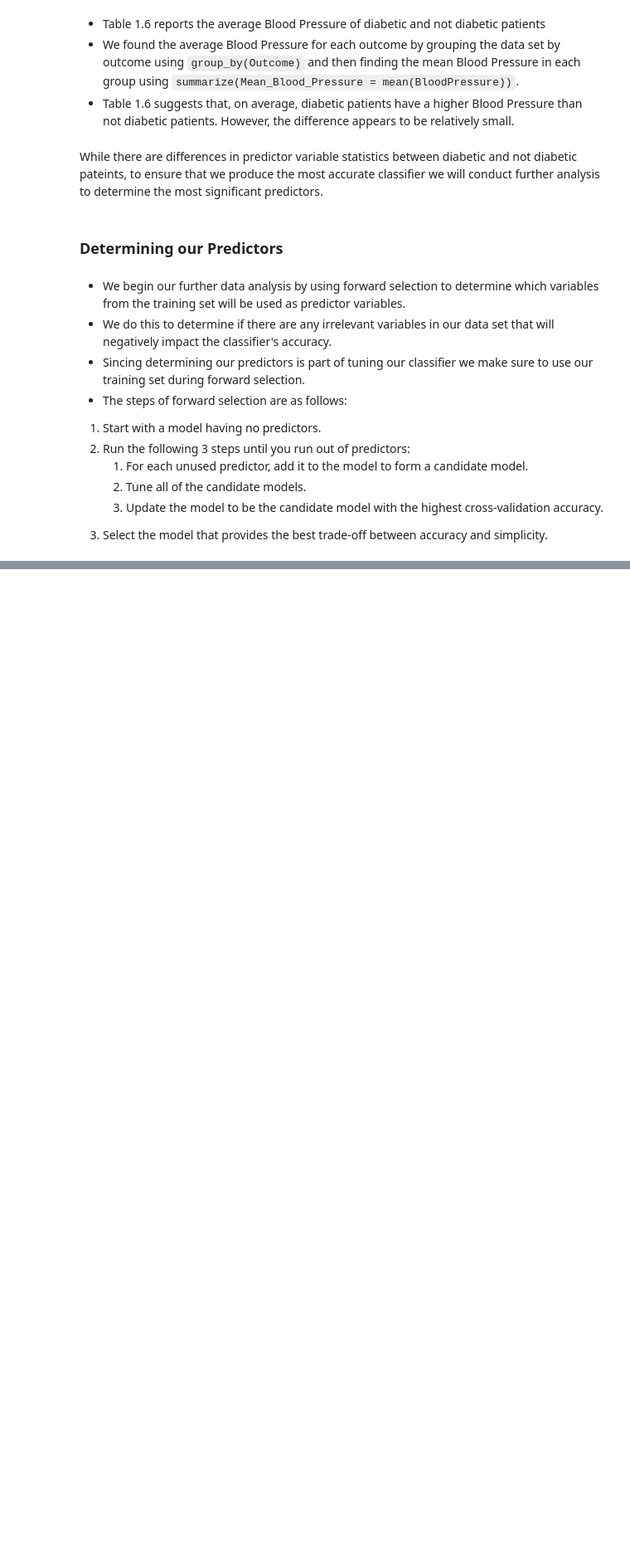
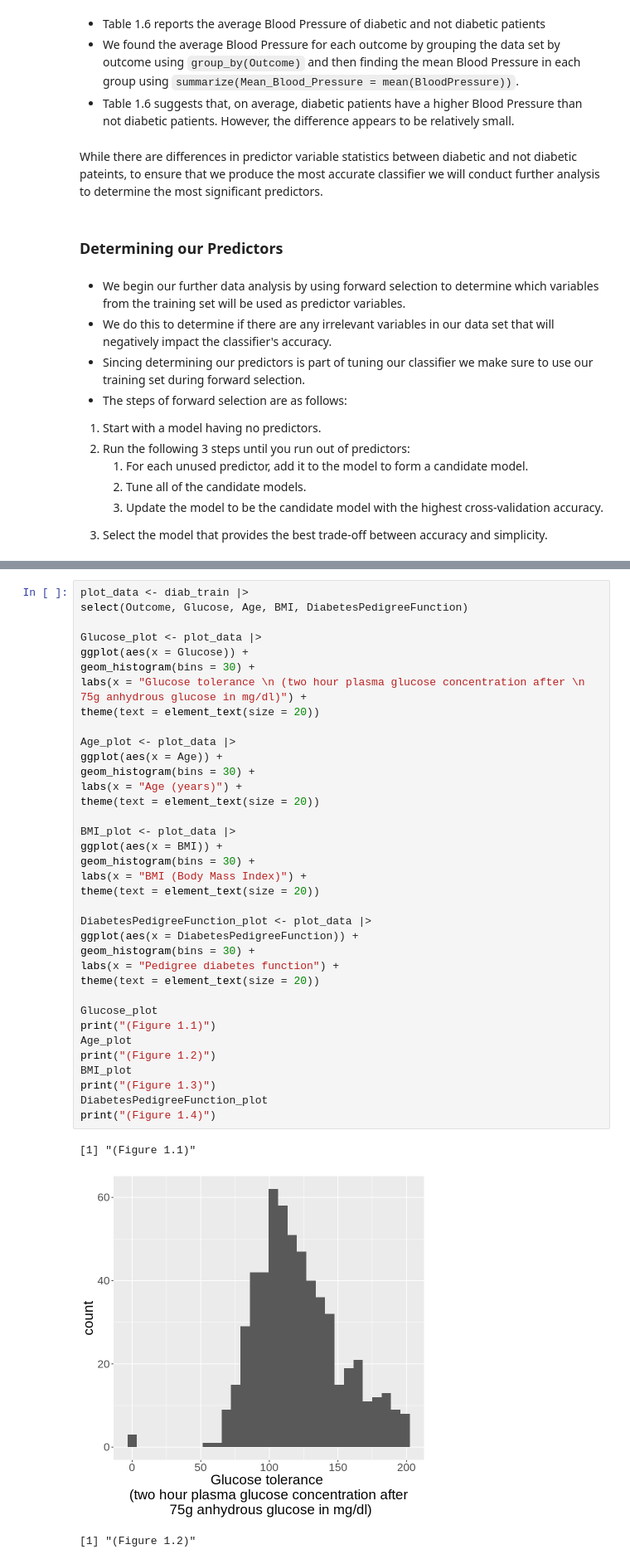
Before and after one commit to ArmanM101/Diabetes-Prediction-Model, a Jupyter notebook: Diabetes Proposal.ipynb, the cells around one changed output, grey strips where cells are left out. Shown: that part at 83% size. Saved outputs shown, nothing was run; the diff lists cells and outputs as text; blank space fills up the shorter version.

```diff
--- a/Diabetes Proposal.ipynb
+++ b/Diabetes Proposal.ipynb
@@ -311,0 +336,40 @@ accuracy_plot
+# %%
+plot_data <- diab_train |>
+select(Outcome, Glucose, Age, BMI, DiabetesPedigreeFunction)
+
+Glucose_plot <- plot_data |>
+ggplot(aes(x = Glucose)) +
+geom_histogram(bins = 30) +
+labs(x = "Glucose tolerance \n (two hour plasma glucose concentration after \n 75g anhydrous glucose in mg/dl)") +
+theme(text = element_text(size = 20))
+
+Age_plot <- plot_data |>
+ggplot(aes(x = Age)) +
+geom_histogram(bins = 30) +
+labs(x = "Age (years)") +
+theme(text = element_text(size = 20))
+
+BMI_plot <- plot_data |>
+ggplot(aes(x = BMI)) +
+geom_histogram(bins = 30) +
+labs(x = "BMI (Body Mass Index)") +
+theme(text = element_text(size = 20))
+
+DiabetesPedigreeFunction_plot <- plot_data |>
+ggplot(aes(x = DiabetesPedigreeFunction)) +
+geom_histogram(bins = 30) +
+labs(x = "Pedigree diabetes function") +
+theme(text = element_text(size = 20))
+
+Glucose_plot
+print("(Figure 1.1)")
+Age_plot
+print("(Figure 1.2)")
+BMI_plot
+print("(Figure 1.3)")
+DiabetesPedigreeFunction_plot
+print("(Figure 1.4)")
+# %% [output]
+[1] "(Figure 1.1)"
+[figure, added]
+[1] "(Figure 1.2)"
```
Also changed, not shown: parts of 17 cells of this notebook.
